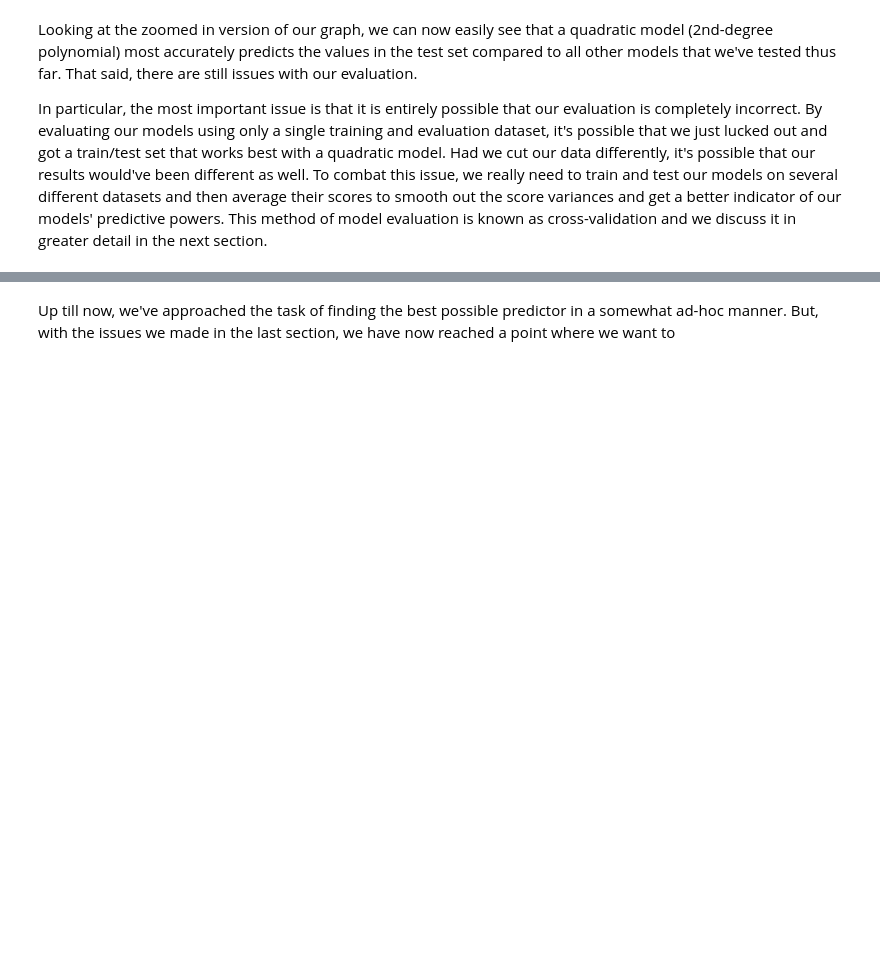
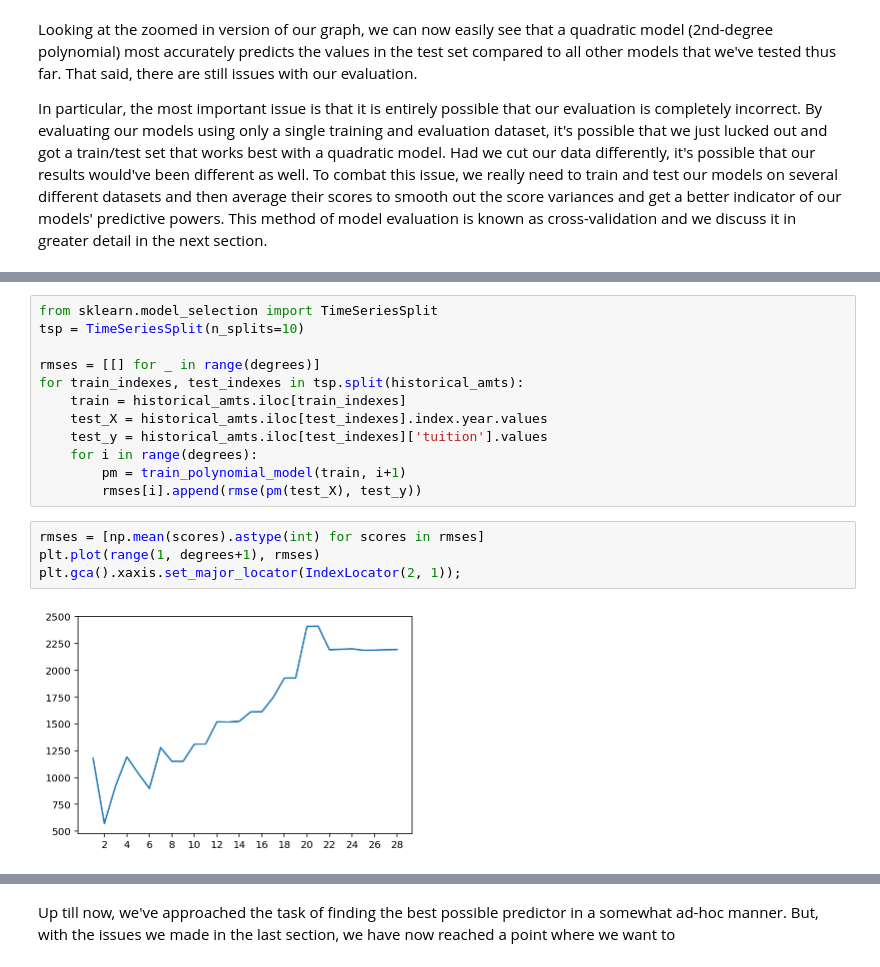
Before and after one commit to croach/data_science_for_daddies, a Jupyter notebook: Data Science for Daddies (and Mommies).ipynb, the cells around one changed output, grey strips where cells are left out. Cells and saved outputs as stored; diff of their text form; blank space fills up the shorter version.

```diff
--- a/Data Science for Daddies (and Mommies).ipynb
+++ b/Data Science for Daddies (and Mommies).ipynb
@@ -622,0 +632,18 @@ In particular, the most important issue is that it is entirely possible that our
+# %%
+from sklearn.model_selection import TimeSeriesSplit
+tsp = TimeSeriesSplit(n_splits=10)
+
+rmses = [[] for _ in range(degrees)]
+for train_indexes, test_indexes in tsp.split(historical_amts):
+    train = historical_amts.iloc[train_indexes]
+    test_X = historical_amts.iloc[test_indexes].index.year.values
+    test_y = historical_amts.iloc[test_indexes]['tuition'].values
+    for i in range(degrees):
+        pm = train_polynomial_model(train, i+1)
+        rmses[i].append(rmse(pm(test_X), test_y))
+# %%
+rmses = [np.mean(scores).astype(int) for scores in rmses]
+plt.plot(range(1, degrees+1), rmses)
+plt.gca().xaxis.set_major_locator(IndexLocator(2, 1));
+# %% [output]
+[figure, added]
```
Also changed, not shown: parts of 23 cells of this notebook.
